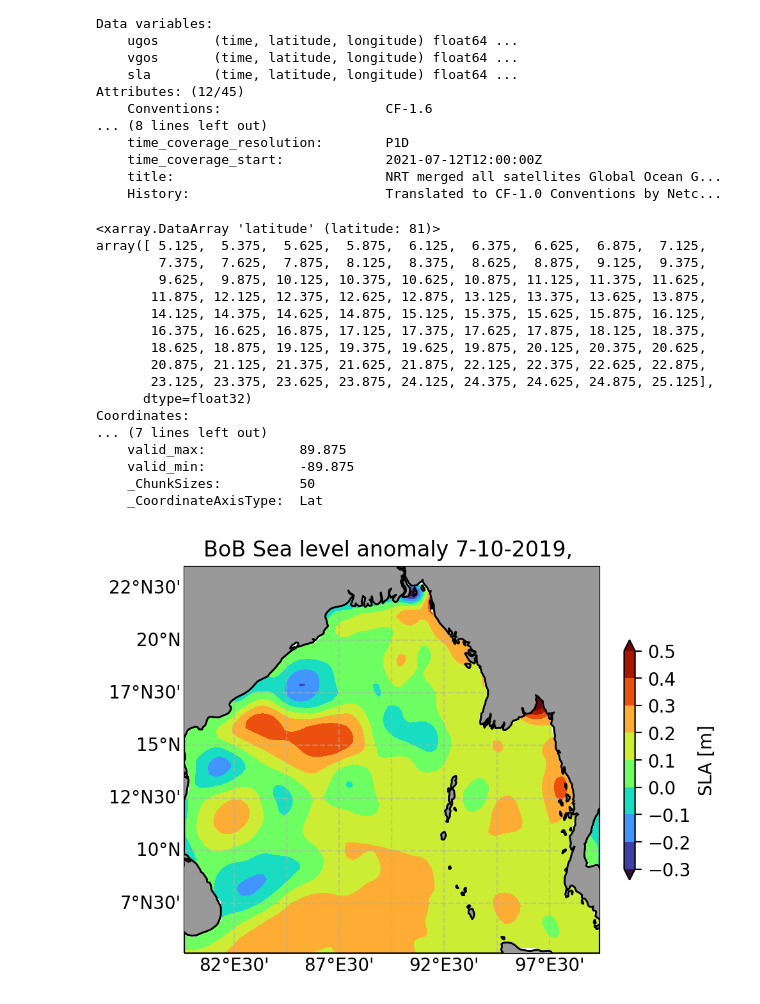
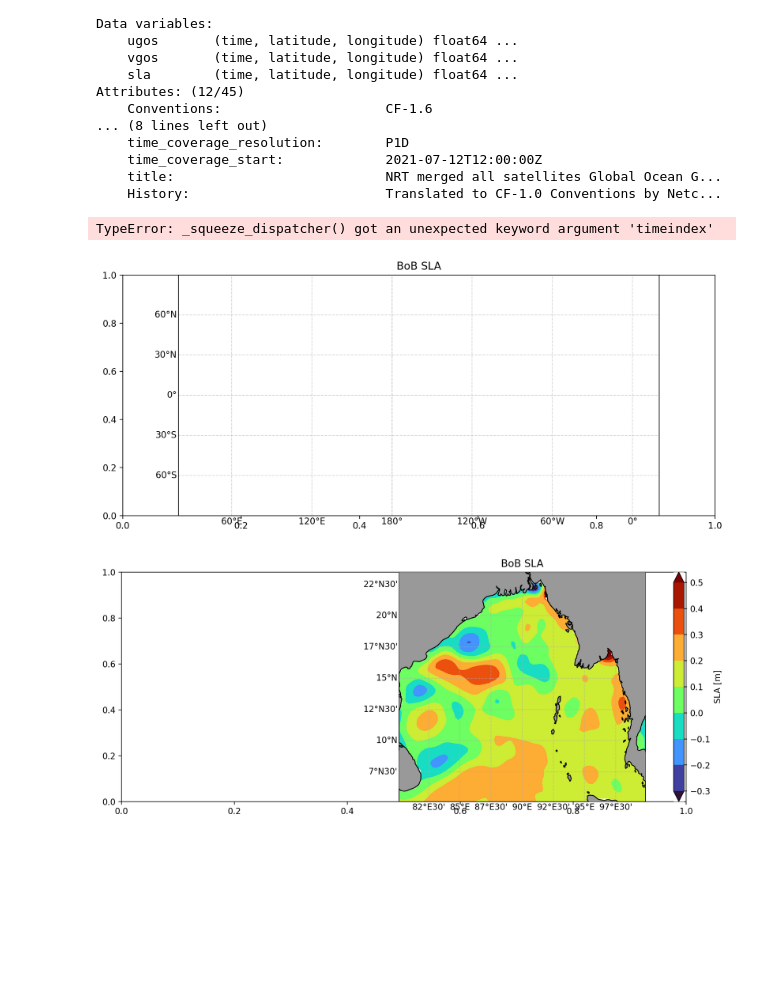
Before and after one commit to jtomfarrar/satellite_python_2022, a Jupyter notebook: notebooks/Fisrt_data-Copy1.ipynb, the cells around one changed output. Cells and saved outputs as stored; diff of their text form; code cells hidden in the pictures; blank space fills up the shorter version.

```diff
--- a/notebooks/Fisrt_data-Copy1.ipynb
+++ b/notebooks/Fisrt_data-Copy1.ipynb
@@ -10,12 +10,13 @@ import gsw
 # import cftime
 # %%
 %matplotlib inline
+#%matplotlib qt5
 plt.rcParams['figure.figsize'] = (5,4)
 plt.rcParams['figure.dpi'] = 200
 plt.rcParams['savefig.dpi'] = 400
 plt.close('all')
 
-__figdir__ = '../plots/' + 'ErsenS_BoB'
+__figdir__ = '../plots/' + '_BoB'
 savefig_args = {'bbox_inches':'tight', 'pad_inches':0.2}
 plotfiletype='png'
 
@@ -56,24 +55,4 @@ Attributes: (12/45)
     time_coverage_start:             2021-07-12T12:00:00Z
     title:                           NRT merged all satellites Global Ocean G...
     History:                         Translated to CF-1.0 Conventions by Netc...
-# %%
-ds.latitude
-# %% [output]
-<xarray.DataArray 'latitude' (latitude: 81)>
-array([ 5.125,  5.375,  5.625,  5.875,  6.125,  6.375,  6.625,  6.875,  7.125,
-        7.375,  7.625,  7.875,  8.125,  8.375,  8.625,  8.875,  9.125,  9.375,
-        9.625,  9.875, 10.125, 10.375, 10.625, 10.875, 11.125, 11.375, 11.625,
-       11.875, 12.125, 12.375, 12.625, 12.875, 13.125, 13.375, 13.625, 13.875,
-       14.125, 14.375, 14.625, 14.875, 15.125, 15.375, 15.625, 15.875, 16.125,
-       16.375, 16.625, 16.875, 17.125, 17.375, 17.625, 17.875, 18.125, 18.375,
-       18.625, 18.875, 19.125, 19.375, 19.625, 19.875, 20.125, 20.375, 20.625,
-       20.875, 21.125, 21.375, 21.625, 21.875, 22.125, 22.375, 22.625, 22.875,
-       23.125, 23.375, 23.625, 23.875, 24.125, 24.375, 24.625, 24.875, 25.125],
-      dtype=float32)
-Coordinates:
-... (7 lines left out)
-    valid_max:            89.875
-    valid_min:            -89.875
-    _ChunkSizes:          50
-    _CoordinateAxisType:  Lat
 # %%
@@ -80 +60,30 @@ Coordinates:
 sla = ds.sla
+# %%
+fig = plt.figure(figsize=(12,5))
+ax = fig.add_subplot()
+ax = plt.axes(projection = ccrs.PlateCarree(central_longitude=200))  # Orthographic
+ax.set_title('BoB SLA')
+#set the size of the axis
+#extent = [xmin, xmax, ymin, ymax]
+#ax.set_title('Sea level anomaly (DUACS)')
+
+plt.set_cmap(cmap=plt.get_cmap('nipy_spectral'))
+plt.set_cmap(cmap=plt.get_cmap('turbo'))
+gl = ax.gridlines(draw_labels=True, dms=True, x_inline=False, y_inline=False, alpha=0.5, linestyle='--')
+gl.top_labels = False
+gl.ylabels_right = False
+
+levels = 10
+cs = ax.contourf(ds.longitude,ds.latitude,np.squeeze(timeindex = '0'), levels, extend='both', transform=ccrs.PlateCarree())
+# cb = plt.colorbar(cs,ax=ax,shrink=.8,pad=.05)
+cb = plt.colorbar(cs,fraction = 0.022, extend='both')
+cb.set_label('SLA [m]',fontsize = 10)
+ax.coastlines()
+ax.add_feature(cartopy.feature.LAND, zorder=3, facecolor=[.6,.6,.6], edgecolor='black')
+
+if savefig:
+
+    plt.savefig(__figdir__+'_SLA'+plotfiletype,**savefig_args)
+# %% [output]
+TypeError: _squeeze_dispatcher() got an unexpected keyword argument 'timeindex'
+[figure, added]
@@ -81,35 +92,29 @@ sla = ds.sla
 # %%
-fig = plt.figure()
+fig = plt.figure(figsize=(12,5))
+ax = fig.add_subplot()
 ax = plt.axes(projection = ccrs.PlateCarree(central_longitude=200))  # Orthographic
-ax.set_title('BoB Sea level anomaly 7-10-2019, ')
+ax.set_title('BoB SLA')
 #set the size of the axis
 #extent = [xmin, xmax, ymin, ymax]
 #ax.set_title('Sea level anomaly (DUACS)')
 
-#plt.set_cmap(cmap=plt.get_cmap('nipy_spectral'))
+plt.set_cmap(cmap=plt.get_cmap('nipy_spectral'))
 plt.set_cmap(cmap=plt.get_cmap('turbo'))
 gl = ax.gridlines(draw_labels=True, dms=True, x_inline=False, y_inline=False, alpha=0.5, linestyle='--')
 gl.top_labels = False
 gl.ylabels_right = False
-#gl.xlocator = matplotlib.ticker.MaxNLocator(10)
-#gl.xlocator = matplotlib.ticker.AutoLocator
-# gl.xlocator = matplotlib.ticker.FixedLocator(np.arange(0, 360 ,30))
 
 levels = 10
 cs = ax.contourf(ds.longitude,ds.latitude,np.squeeze(sla), levels, extend='both', transform=ccrs.PlateCarree())
-# cs = ax.pcolormesh(ds.longitude,ds.latitude,np.squeeze(ds.sla), vmin=levels[0], vmax=levels[-1], transform=ccrs.PlateCarree())
 # cb = plt.colorbar(cs,ax=ax,shrink=.8,pad=.05)
 cb = plt.colorbar(cs,fraction = 0.022, extend='both')
 cb.set_label('SLA [m]',fontsize = 10)
 ax.coastlines()
 ax.add_feature(cartopy.feature.LAND, zorder=3, facecolor=[.6,.6,.6], edgecolor='black')
 
-#plot_ops_area(ax,transform=ccrs.PlateCarree(),color='w')
+if savefig:
 
 
-if savefig:
     plt.savefig(__figdir__+'_SLA'+plotfiletype,**savefig_args)
-
-# Add a 10 km scale bar
 # %% [output]
-[figure, old version]
+[figure, new version]
```
Also changed, not shown: parts of 5 cells of this notebook, 9 other files.
